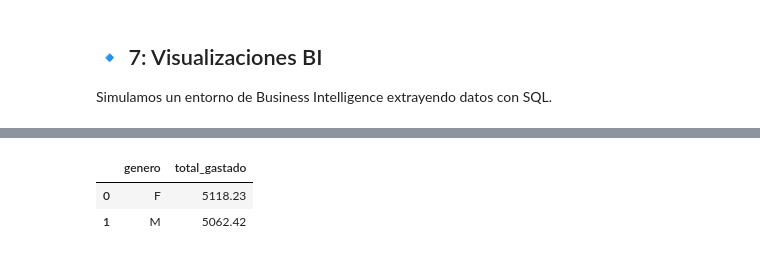
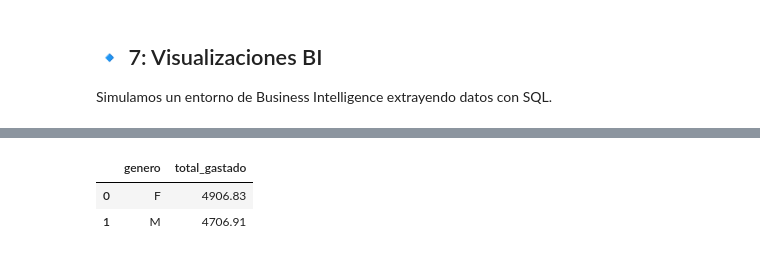
Before and after one commit to jorgeav527/py-fundamentals-ds, a Jupyter notebook: lab09.ipynb, the cells around one changed output, grey strips where cells are left out. Drawn from its saved outputs; the diff is of its cells as text; code cells hidden in the pictures.

```diff
--- a/lab09.ipynb
+++ b/lab09.ipynb
@@ -384,12 +446,16 @@ plt.show()
-# %%
-df_gasto_genero = (
-    df_master.groupby("genero")["precio"]
-    .sum()
-    .reset_index(name="total_gastado")
-)
-
-df_gasto_genero
-# %% [output]
-|  | genero | total_gastado |
-| 0 | F | 5118.23 |
-| 1 | M | 5062.42 |
+# %%
+conn = sqlite3.connect('warehouse.db')
+
+df_gasto_genero = pd.read_sql("""
+    SELECT genero, SUM(precio) AS total_gastado
+    FROM ticket_sales
+    GROUP BY genero
+""", conn)
+
+conn.close()
+
+df_gasto_genero
+# %% [output]
+|  | genero | total_gastado |
+| 0 | F | 4906.83 |
+| 1 | M | 4706.91 |
```
Also changed, not shown: parts of 18 cells of this notebook, 21 other files.
